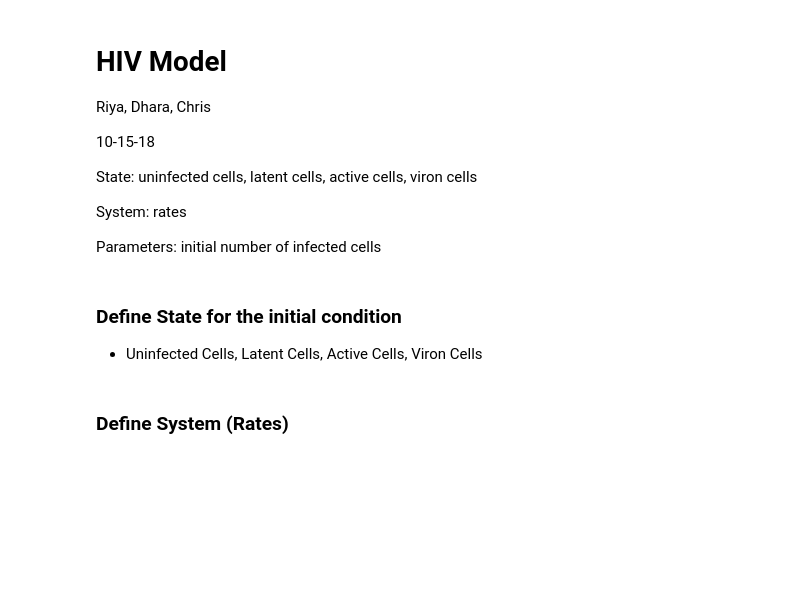
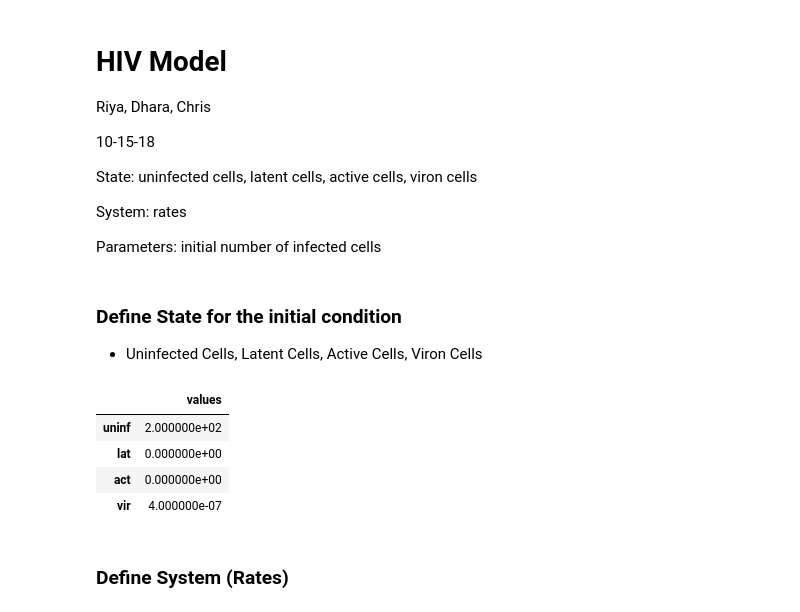
Before and after one commit to Riya-1/ModSimPy, a Jupyter notebook: code/HIV Model.ipynb, the cells around one changed output. Drawn from its saved outputs; the diff is of its cells as text; code cells hidden in the pictures; blank space fills up the shorter version.

```diff
--- a/code/HIV Model.ipynb
+++ b/code/HIV Model.ipynb
@@ -22,7 +22,13 @@ from modsim import *
 ### Define State for the initial condition
 - Uninfected Cells, Latent Cells, Active Cells, Viron Cells
 # %%
-init = State(uninf = 1000, lat = 0, act = 0, vir = 100)
+init = State(uninf = 200, lat = 0, act = 0, vir = 4e-7)
+# %% [output]
+|  | values |
+| uninf | 2.000000e+02 |
+| lat | 0.000000e+00 |
+| act | 0.000000e+00 |
+| vir | 4.000000e-07 |
 # %% [markdown]
 ### Define System (Rates)
 # %%
```
Also changed, not shown: parts of 4 cells of this notebook.
